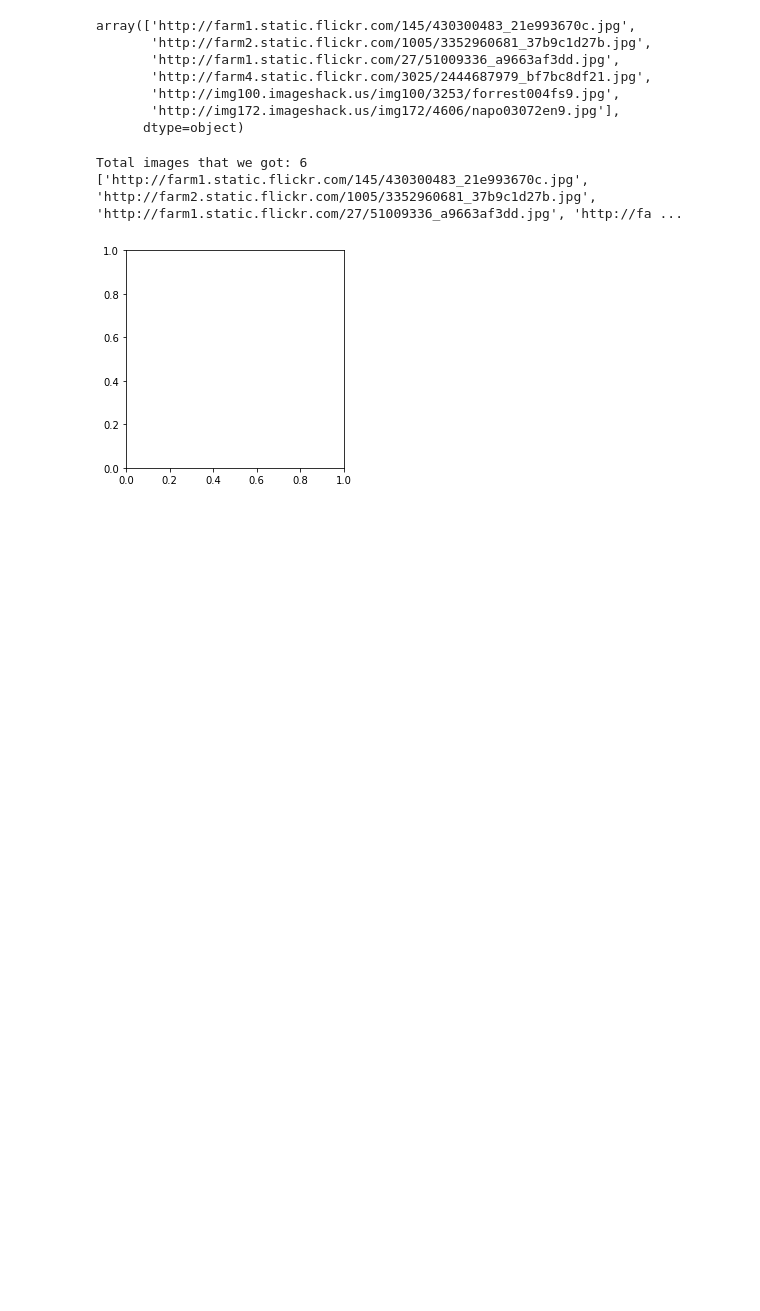
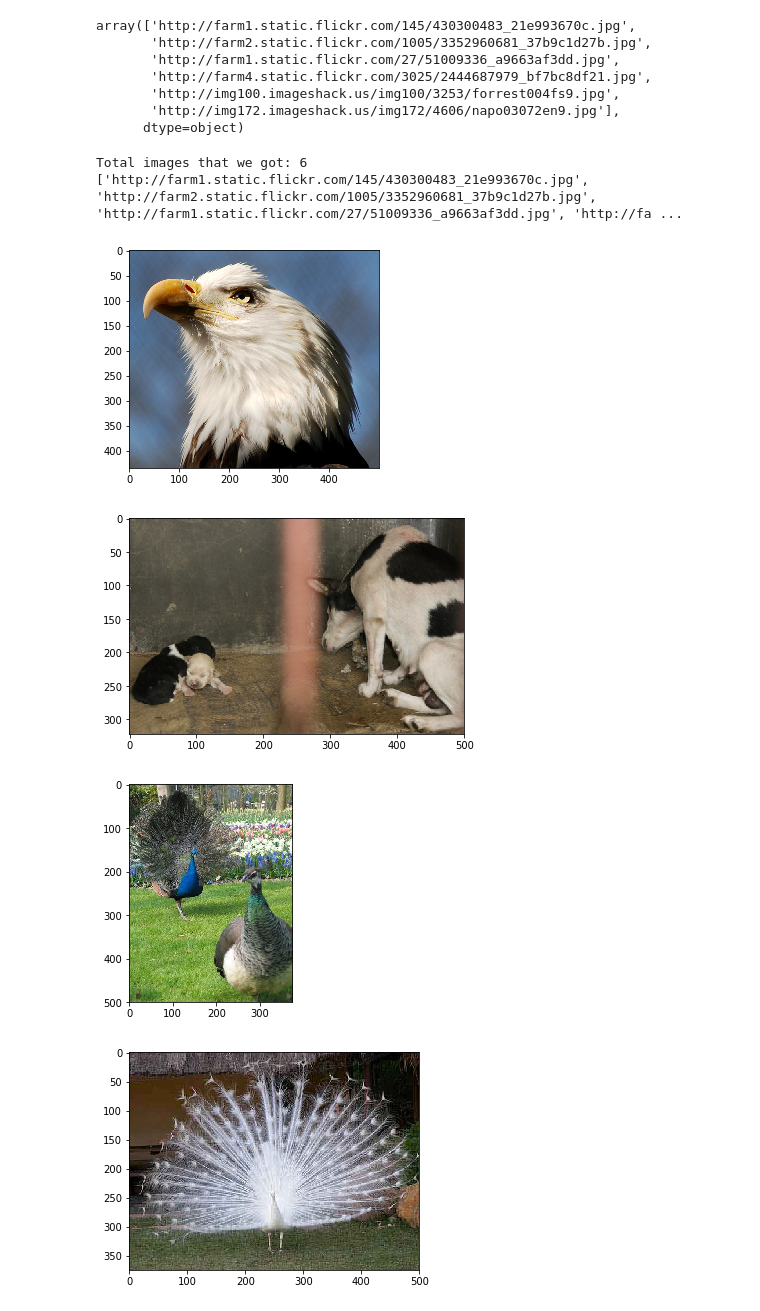
Before and after one commit to seanjef/100Day-ML-Marathon, a Jupyter notebook: homework/Day_005-2_HW.ipynb, the cells around one changed output. Saved outputs shown, nothing was run; the diff lists cells and outputs as text; code cells hidden in the pictures; blank space fills up the shorter version.

```diff
--- a/homework/Day_005-2_HW.ipynb
+++ b/homework/Day_005-2_HW.ipynb
@@ -155,15 +143,21 @@ array(['http://farm1.static.flickr.com/145/430300483_21e993670c.jpg',
 # %%
 %matplotlib inline
 result = img2arr_fromURLs(df.loc[0:5,'url'].values)
 print("Total images that we got: %i " % len(result)) # 如果不等於 5, 代表有些連結失效囉
 print(result)
 try:
     for im_get in result:
-        plt.imshow(im_get)
+        #print(im_get)
+        response = requests.get(im_get)
+        img = Image.open(BytesIO(response.content))
+        plt.imshow(img)
         plt.show()
 except:
     pass
 # %% [output]
 Total images that we got: 6
 ['http://farm1.static.flickr.com/145/430300483_21e993670c.jpg', 'http://farm2.static.flickr.com/1005/3352960681_37b9c1d27b.jpg', 'http://farm1.static.flickr.com/27/51009336_a9663af3dd.jpg', 'http://fa ...
-[figure, old version]
+[figure, new version]
+[figure, added]
+[figure, added]
+[figure, added]
```
Also changed, not shown: parts of 1 cell of this notebook.
